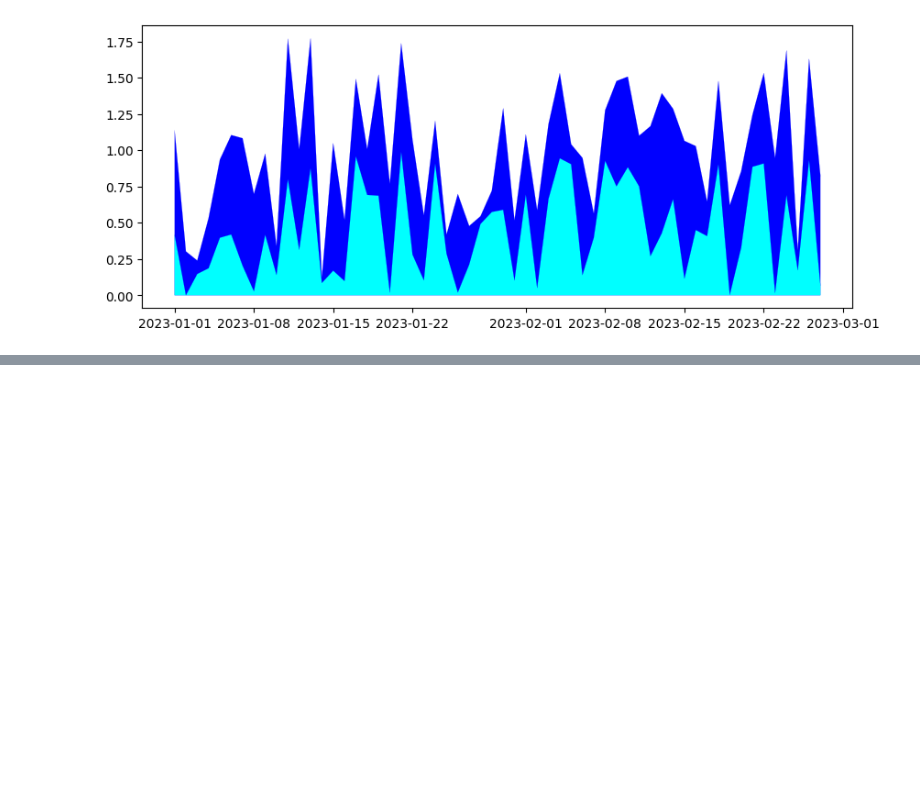
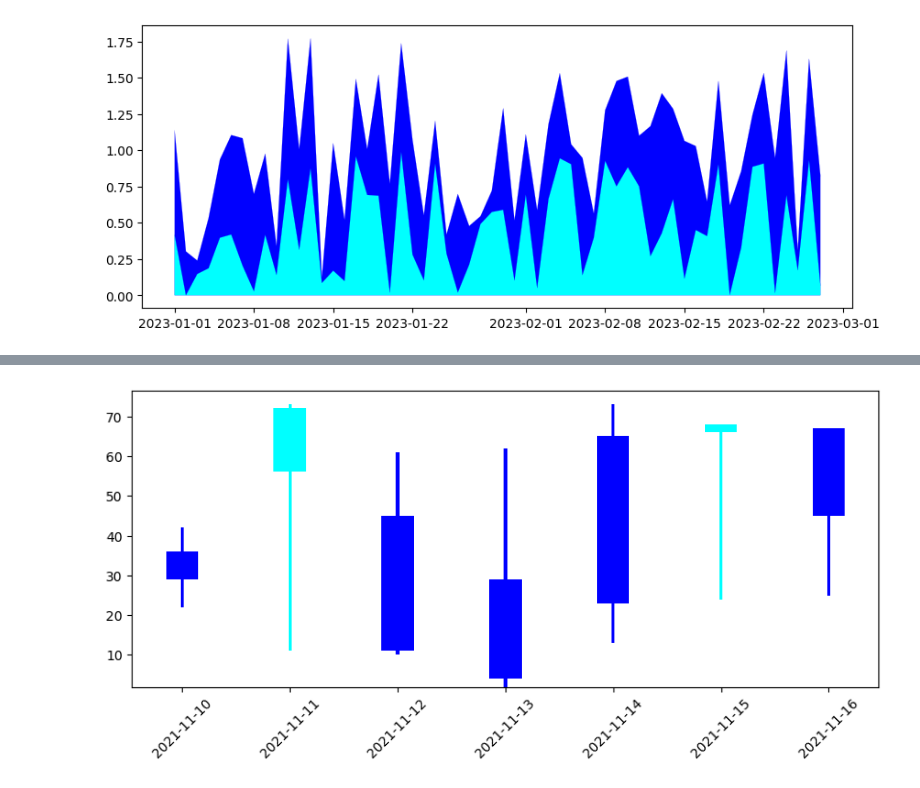
Before and after one commit to kazmierczakP/DataScienceNotebooks, a Jupyter notebook: Visualization.ipynb, the cells around one changed output, grey strips where cells are left out. Cells and saved outputs as stored; diff of their text form; code cells hidden in the pictures; blank space fills up the shorter version.

```diff
--- a/Visualization.ipynb
+++ b/Visualization.ipynb
@@ -739,0 +816,15 @@ plt.fill_between(df.index,df['col1'],df['zero'],where=df['zero']<df['col1'],face
+# %%
+plt.figure(figsize=(10,4))
+color1='cyan'
+color2='blue'
+up=df[df.close>df.open]
+down=df[df.close<df.open]
+# days up
+plt.bar(up.index,up.open-up.close,width=0.3,bottom=up.close,color=color1)
+plt.bar(up.index,up.high-up.low,width=0.03,bottom=up.low,color=color1)
+# days down
+plt.bar(down.index,down.open-down.close,width=0.3,bottom=down.close,color=color2)
+plt.bar(down.index,down.high-down.low,width=0.03,bottom=down.low,color=color2)
+plt.xticks(rotation=45);
+# %% [output]
+[figure, added]
```
Also changed, not shown: parts of 12 cells of this notebook.
